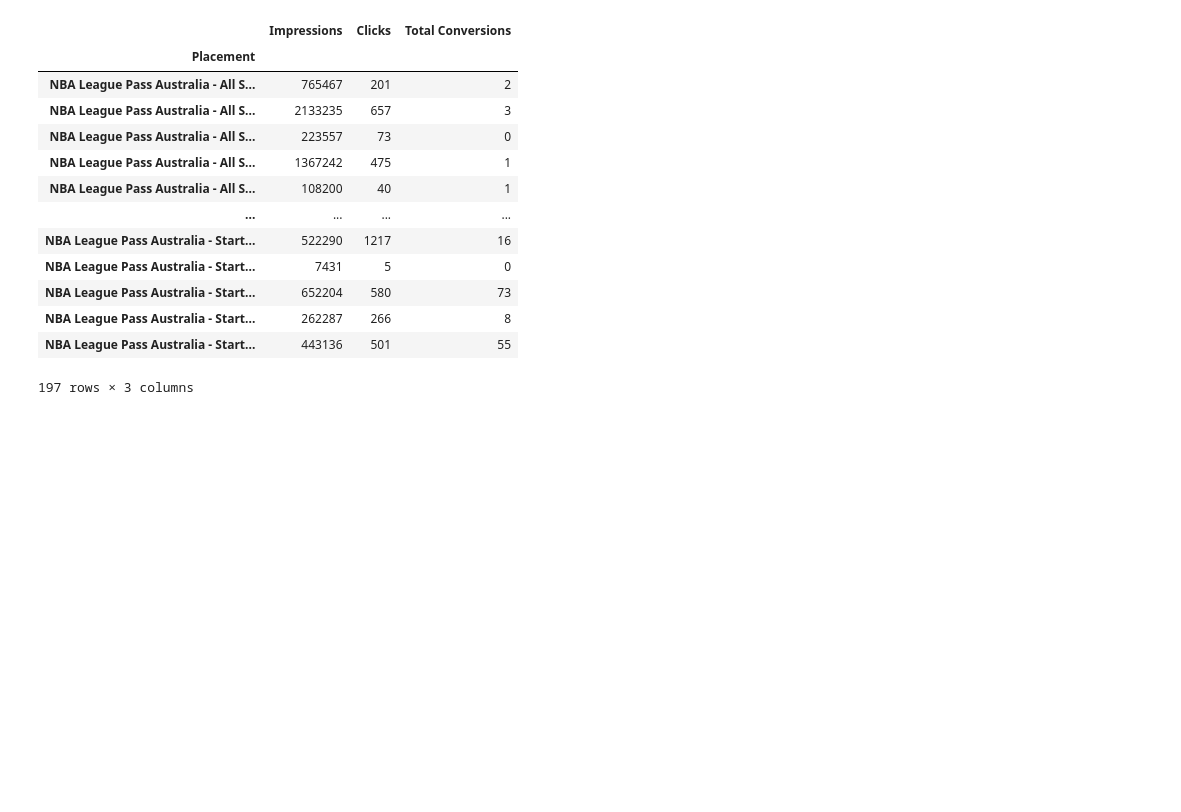
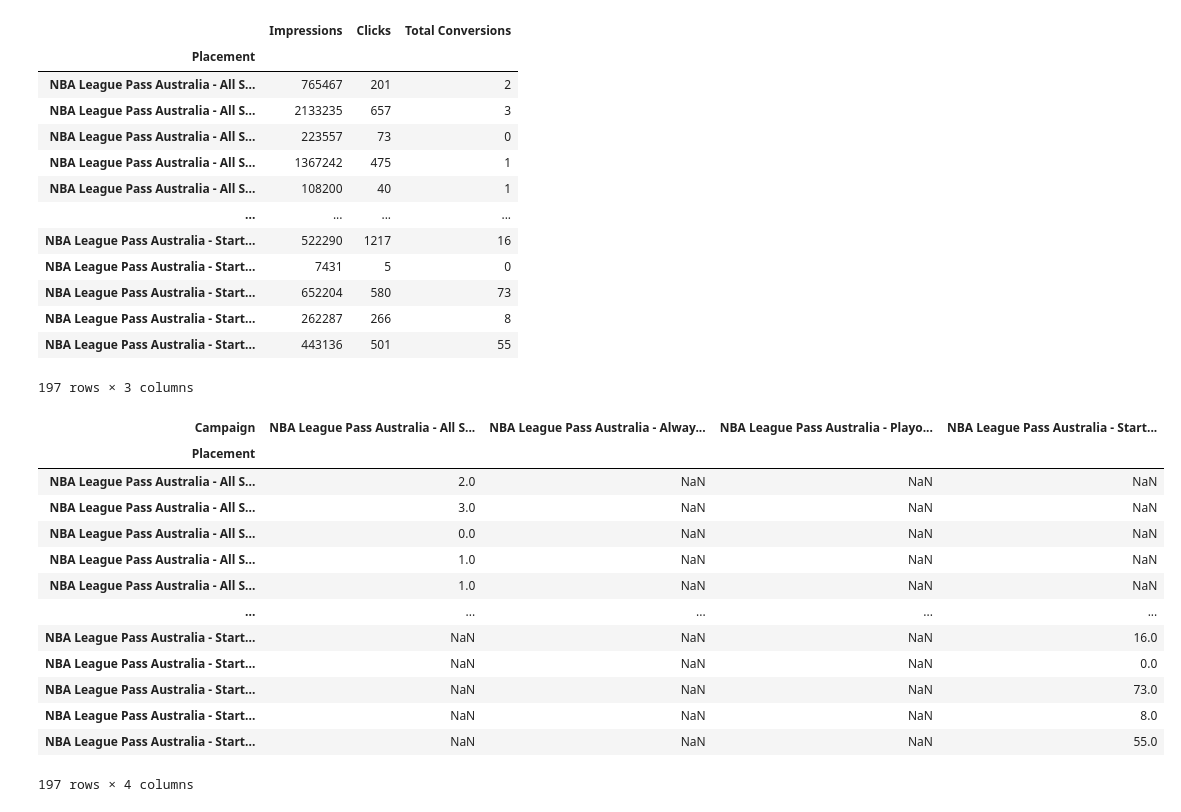
Before and after one commit to rossgarner/Paid-Marketing-Analytics, a Jupyter notebook: AU FY23 Campaign Analysis.ipynb, the cells around one changed output. Saved outputs shown, nothing was run; the diff lists cells and outputs as text; code cells hidden in the pictures; blank space fills up the shorter version.

```diff
--- a/AU FY23 Campaign Analysis.ipynb
+++ b/AU FY23 Campaign Analysis.ipynb
@@ -61,3 +152,20 @@ campaign_df_placement.sort_values('Placement')
 197 rows × 3 columns
 # %%
 #so youtube ads placement ran under the same site as all DV360 display ads, which makes sense
+# %%
+campaign_df.pivot_table(index='Placement', columns='Campaign', values='Total Conversions', aggfunc='sum')
+# %% [output]
+| Campaign | NBA League Pass Australia - All S... | NBA League Pass Australia - Alway... | NBA League Pass Australia - Playo... | NBA League Pass Australia - Start... |
+| Placement |  |  |  |  |
+| NBA League Pass Australia - All S... | 2.0 | NaN | NaN | NaN |
+| NBA League Pass Australia - All S... | 3.0 | NaN | NaN | NaN |
+| NBA League Pass Australia - All S... | 0.0 | NaN | NaN | NaN |
+| NBA League Pass Australia - All S... | 1.0 | NaN | NaN | NaN |
+| NBA League Pass Australia - All S... | 1.0 | NaN | NaN | NaN |
+| ... | ... | ... | ... | ... |
+| NBA League Pass Australia - Start... | NaN | NaN | NaN | 16.0 |
+| NBA League Pass Australia - Start... | NaN | NaN | NaN | 0.0 |
+| NBA League Pass Australia - Start... | NaN | NaN | NaN | 73.0 |
+| NBA League Pass Australia - Start... | NaN | NaN | NaN | 8.0 |
+| NBA League Pass Australia - Start... | NaN | NaN | NaN | 55.0 |
+197 rows × 4 columns
```
Also changed, not shown: parts of 14 cells of this notebook.
